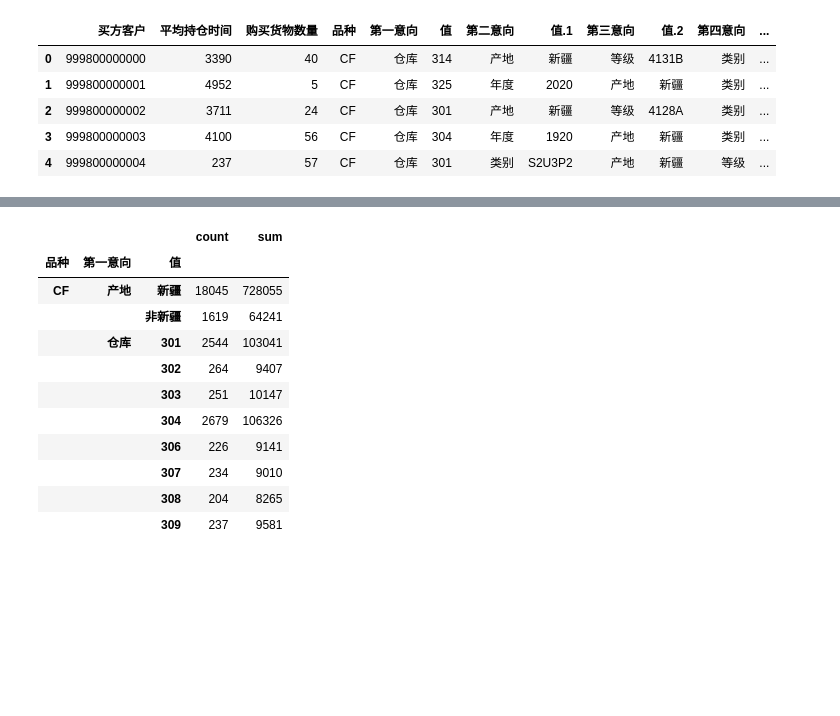
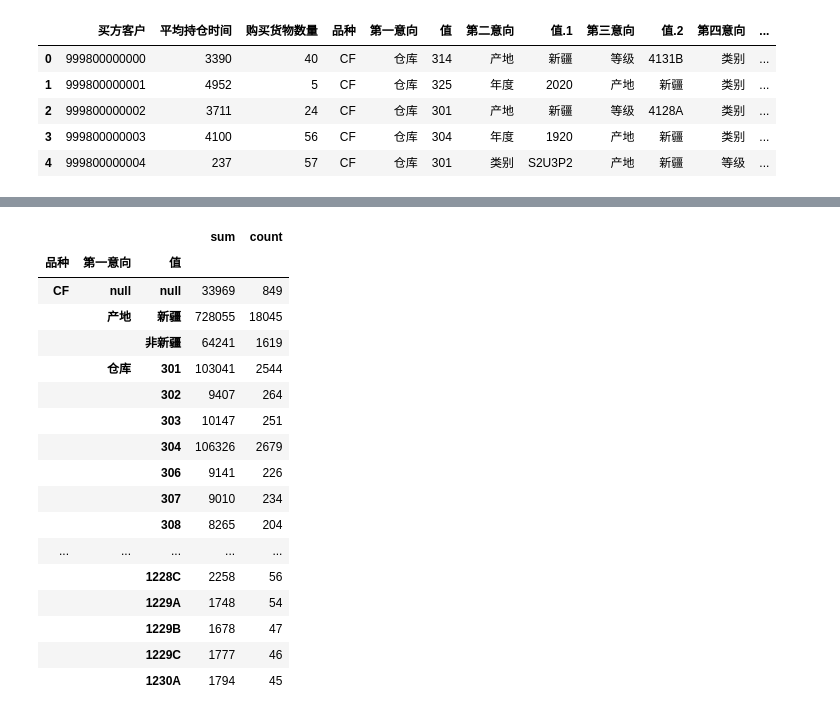
Before and after one commit to chierqj/GoodsMatch, a Jupyter notebook: resource/main.ipynb, the cells around one changed output, grey strips where cells are left out. Saved outputs shown, nothing was run; the diff lists cells and outputs as text; code cells hidden in the pictures; blank space fills up the shorter version.

```diff
--- a/resource/main.ipynb
+++ b/resource/main.ipynb
@@ -1,6 +1,9 @@
 # %%
 import pandas as pd
 import numpy as np
+
+%matplotlib inline
+import matplotlib
 import matplotlib.pyplot as plt
 
 # seller_name = ["seller_id", "breed", "good_id", "good_stock",
@@ -10,7 +13,7 @@ import matplotlib.pyplot as plt
 
 df_seller = pd.read_csv("./seller.txt", header=0, low_memory=False, dtype=np.str)
 df_buyer = pd.read_csv("./buyer.txt", header=0, low_memory=False, dtype=np.str)
-# df_seller.fillna(value='null', inplace=True)
-# df_buyer.fillna(value='null', inplace=True)
+df_seller.fillna(value='null', inplace=True)
+df_buyer.fillna(value='null', inplace=True)
 df_seller[['货物数量（张）']] = df_seller[['货物数量（张）']].values.astype(int)
 df_buyer[['平均持仓时间', '购买货物数量']] = df_buyer[['平均持仓时间', '购买货物数量']].values.astype(int)
@@ -80,18 +98,24 @@ for it in df_buyer_gr:
 # %%
 df_buyer_gr = df_buyer.groupby(["品种", "第一意向", "值"]).agg({'购买货物数量': {'sum', 'count'}})
 df_buyer_gr.columns.get_level_values(1)
 df_buyer_gr.columns = df_buyer_gr.columns.droplevel(0)
-df_buyer_gr.head(10)
+df_buyer_gr.head(50)
 # %% [output]
-|  |  |  | count | sum |
+|  |  |  | sum | count |
 | 品种 | 第一意向 | 值 |  |  |
-| CF | 产地 | 新疆 | 18045 | 728055 |
-|  |  | 非新疆 | 1619 | 64241 |
-|  | 仓库 | 301 | 2544 | 103041 |
-|  |  | 302 | 264 | 9407 |
-|  |  | 303 | 251 | 10147 |
-|  |  | 304 | 2679 | 106326 |
-|  |  | 306 | 226 | 9141 |
-|  |  | 307 | 234 | 9010 |
-|  |  | 308 | 204 | 8265 |
-|  |  | 309 | 237 | 9581 |
+| CF | null | null | 33969 | 849 |
+|  | 产地 | 新疆 | 728055 | 18045 |
+|  |  | 非新疆 | 64241 | 1619 |
+|  | 仓库 | 301 | 103041 | 2544 |
+|  |  | 302 | 9407 | 264 |
+|  |  | 303 | 10147 | 251 |
+|  |  | 304 | 106326 | 2679 |
+|  |  | 306 | 9141 | 226 |
+|  |  | 307 | 9010 | 234 |
+|  |  | 308 | 8265 | 204 |
+| ... | ... | ... | ... | ... |
+|  |  | 1228C | 2258 | 56 |
+|  |  | 1229A | 1748 | 54 |
+|  |  | 1229B | 1678 | 47 |
+|  |  | 1229C | 1777 | 46 |
+|  |  | 1230A | 1794 | 45 |
```
Also changed, not shown: parts of 7 cells of this notebook, 13 other files.
